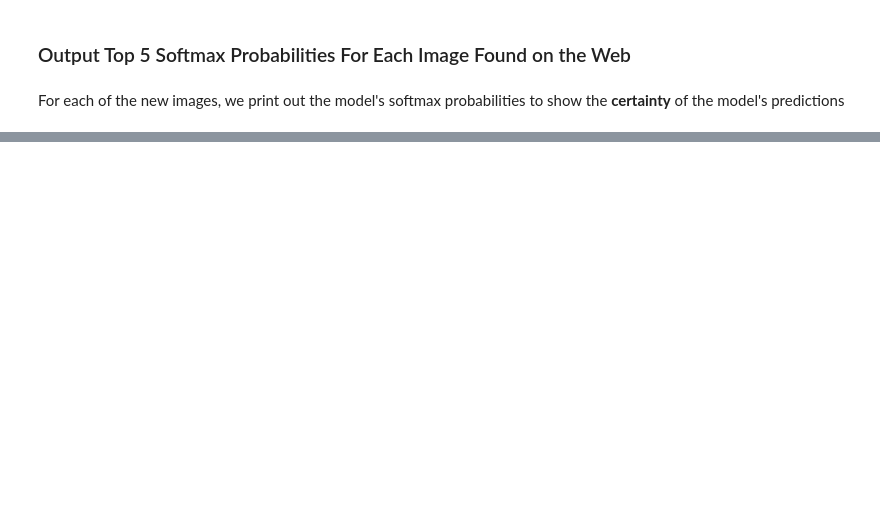
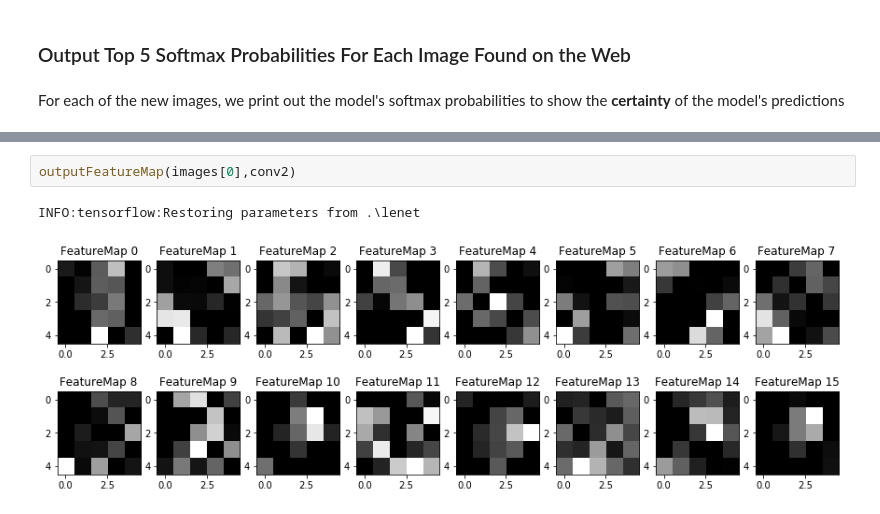
Before and after one commit to melsobky/carnd_T1_P2_tsc, a Jupyter notebook: Traffic_Sign_Classifier.ipynb, the cells around one changed output, grey strips where cells are left out. Drawn from its saved outputs; the diff is of its cells as text; blank space fills up the shorter version.

```diff
--- a/Traffic_Sign_Classifier.ipynb
+++ b/Traffic_Sign_Classifier.ipynb
@@ -488,0 +450,5 @@ def outputFeatureMap(image_input, tf_activation, activation_min=-1, activation_m
+# %%
+outputFeatureMap(images[0],conv2)
+# %% [output]
+INFO:tensorflow:Restoring parameters from .\lenet
+[figure, added]
```
Also changed, not shown: parts of 33 cells of this notebook, 14 other files.
